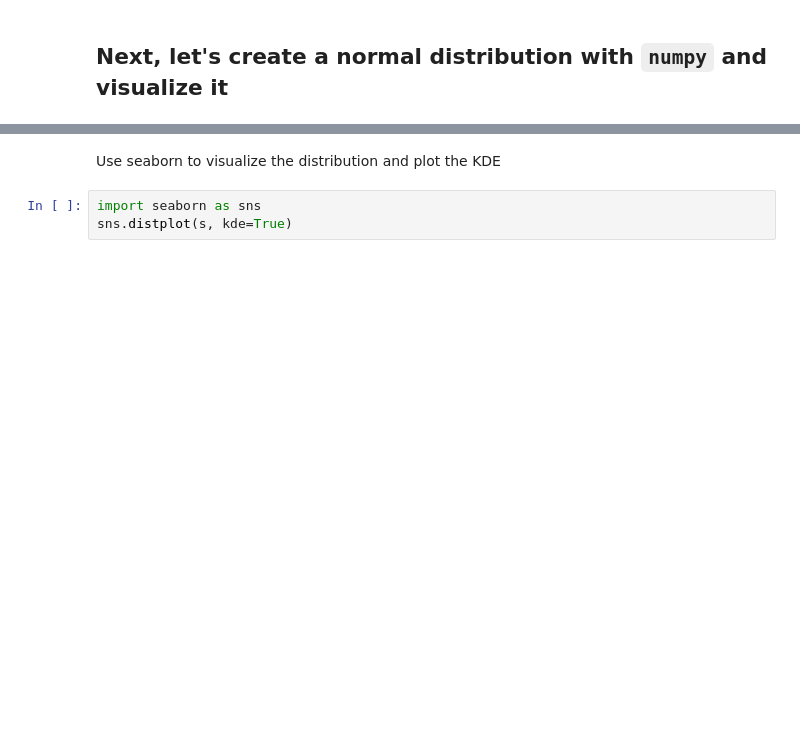
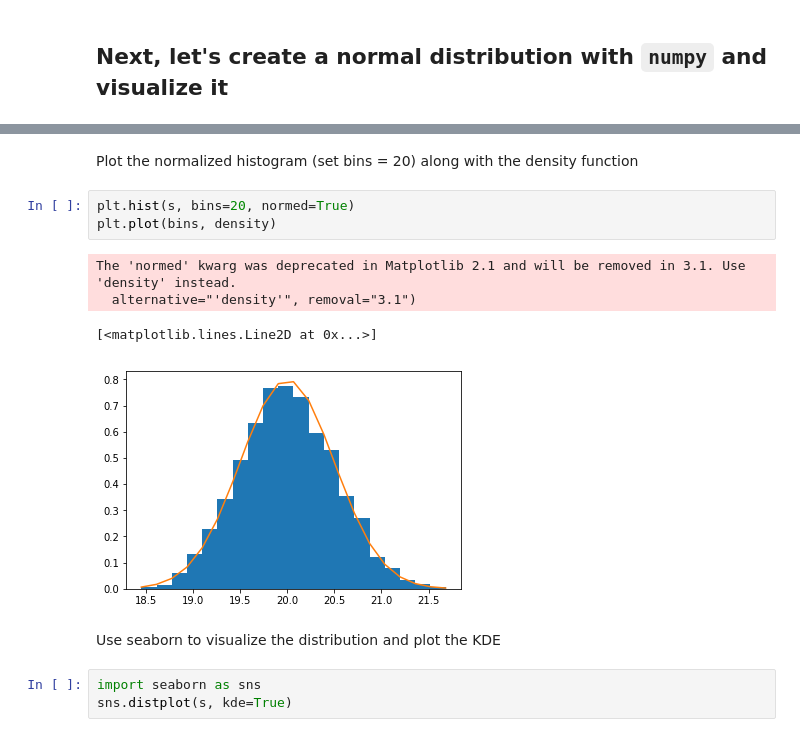
Before and after one commit to learn-co-students/normal-distribution-standard-scores-one-sample-z-test-houston-ds-082619, a Jupyter notebook: Lesson-Teacher-Version.ipynb, the cells around one changed output, grey strips where cells are left out. Saved outputs shown, nothing was run; the diff lists cells and outputs as text; blank space fills up the shorter version.

```diff
--- a/Lesson-Teacher-Version.ipynb
+++ b/Lesson-Teacher-Version.ipynb
@@ -32,3 +43,13 @@ n, bins, _ = plt.hist(s, density=True)
+# %% [markdown]
+Plot the normalized histogram (set bins = 20) along with the density function
+# %%
+plt.hist(s, bins=20, normed=True)
+plt.plot(bins, density)
+# %% [output]
+The 'normed' kwarg was deprecated in Matplotlib 2.1 and will be removed in 3.1. Use 'density' instead.
+  alternative="'density'", removal="3.1")
+[<matplotlib.lines.Line2D at 0x...>]
+[figure, added]
 # %% [markdown]
 Use seaborn to visualize the distribution and plot the KDE
 # %%
```
Also changed, not shown: parts of 52 cells of this notebook, 1 other file.
